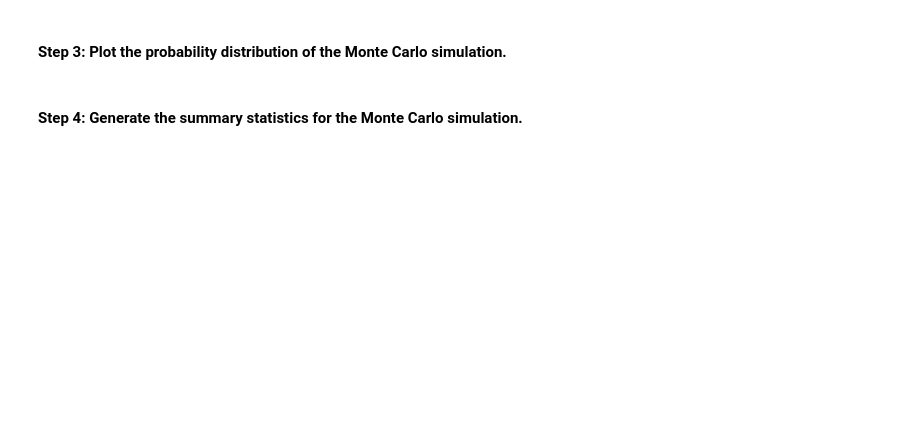
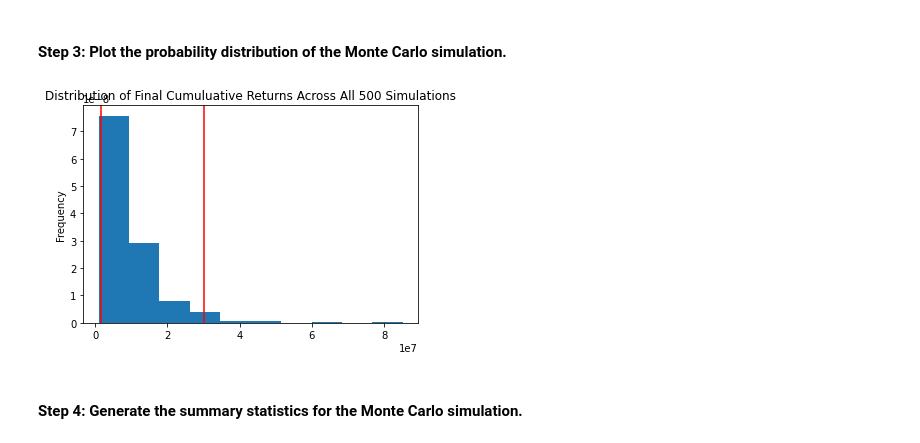
Before and after one commit to normanc529/Module_5_Challenge, a Jupyter notebook: Starter_Code/financial_planning_tools.ipynb, the cells around one changed output. Drawn from its saved outputs; the diff is of its cells as text; code cells hidden in the pictures; blank space fills up the shorter version.

```diff
--- a/Starter_Code/financial_planning_tools.ipynb
+++ b/Starter_Code/financial_planning_tools.ipynb
@@ -466,7 +566,10 @@ In this section, you’ll use the MCForecastTools library to create a Monte Carl
 # %%
 # Visualize the probability distribution of the 30-year Monte Carlo simulation
 # by plotting a histogram
 # YOUR CODE HERE
+MC_sim_dist_plot_30y = MC_thirty_year.plot_distribution()
+# %% [output]
+[figure, added]
 # %% [markdown]
 #### Step 4: Generate the summary statistics for the Monte Carlo simulation.
 # %%
```
Also changed, not shown: parts of 29 cells of this notebook, 1 other file.
